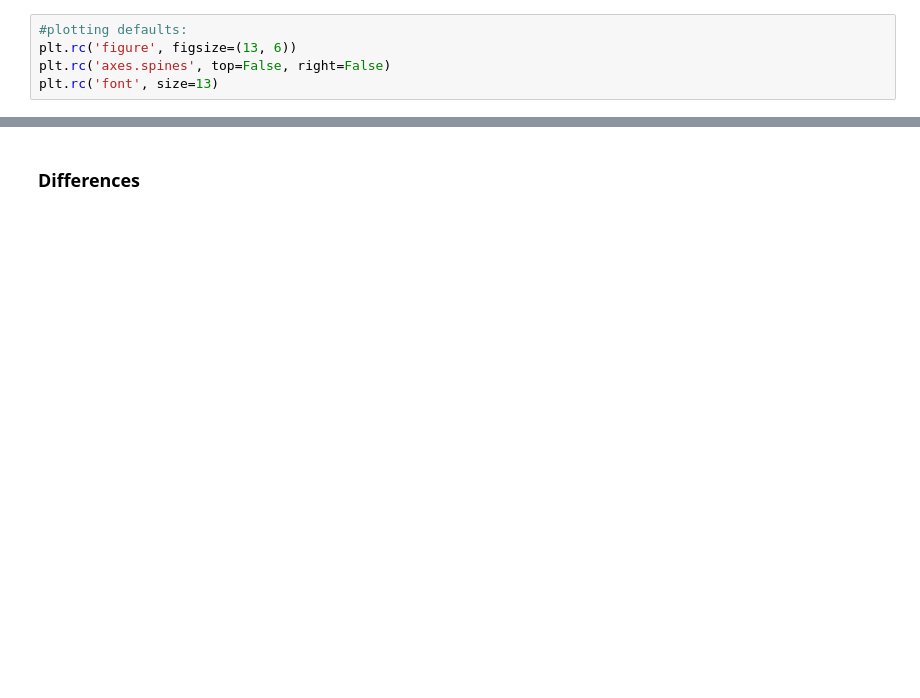
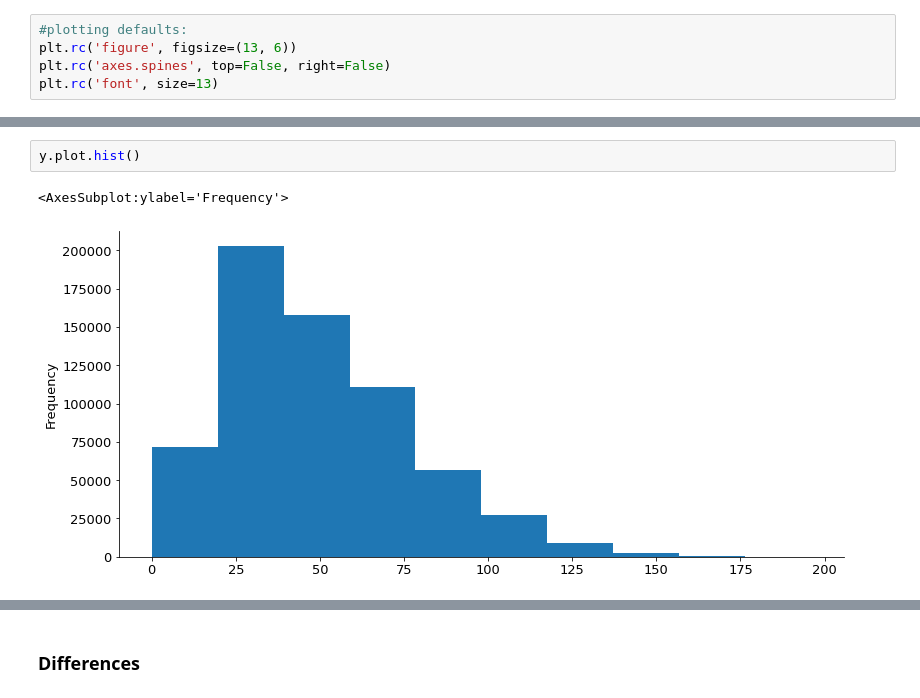
Before and after one commit to cindyvillanuevads/time-series-exercises, a Jupyter notebook: explore.ipynb, the cells around one changed output, grey strips where cells are left out. Drawn from its saved outputs; the diff is of its cells as text; blank space fills up the shorter version.

```diff
--- a/explore.ipynb
+++ b/explore.ipynb
@@ -122,0 +144,5 @@ train.sale_amount.plot()
+# %%
+y.plot.hist()
+# %% [output]
+<AxesSubplot:ylabel='Frequency'>
+[figure, added]
```
Also changed, not shown: parts of 26 cells of this notebook.
